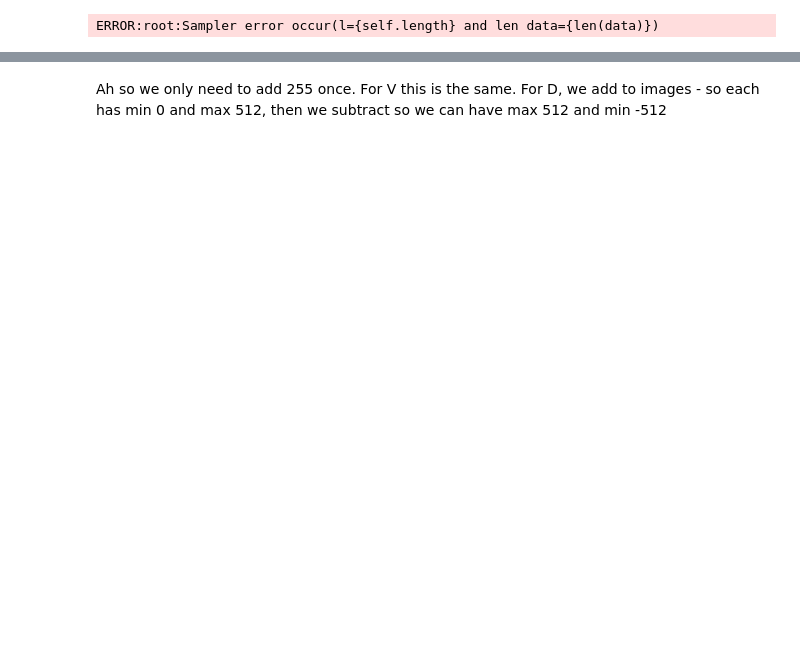
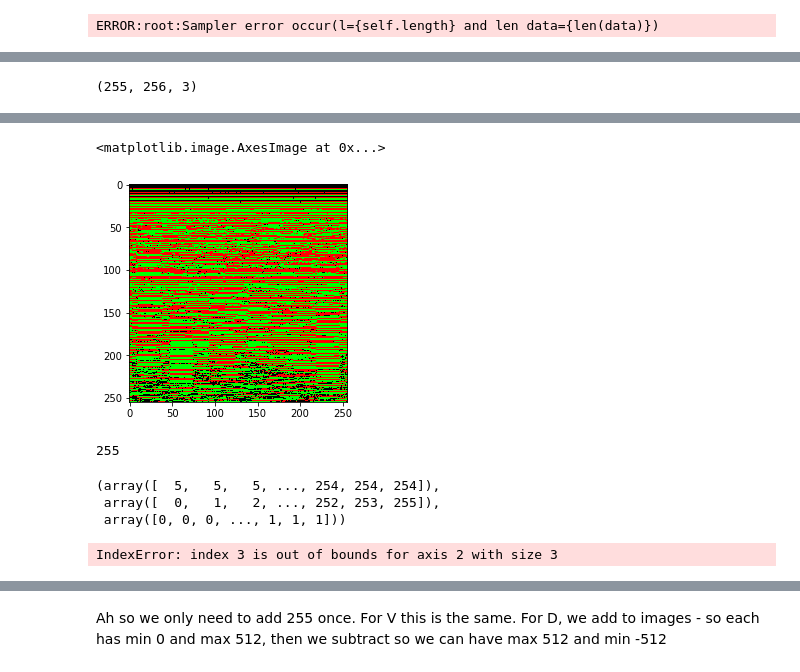
Before and after one commit to benhoyle/var_processor, a Jupyter notebook: 2020-06-13 - Spacetime Modelling of Sound + Tkinter GU - CONT.ipynb, the cells around one changed output, grey strips where cells are left out. Saved outputs shown, nothing was run; the diff lists cells and outputs as text; code cells hidden in the pictures; blank space fills up the shorter version.

```diff
--- a/2020-06-13 - Spacetime Modelling of Sound + Tkinter GU - CONT.ipynb
+++ b/2020-06-13 - Spacetime Modelling of Sound + Tkinter GU - CONT.ipynb
@@ -387,0 +425,14 @@ H.dtype, H.max(), H.min()
+# %%
+H.shape + (3, )
+# %% [output]
+(255, 256, 3)
+# %%
+# Split H into RGB with +ve and -ve -
+# see https://stackoverflow.com/questions/41843585/python-break-numpy-array-into-positive-and-negative-components
+RGB = np.zeros(shape=(H.shape)+(3, ))
+# Red = positive
+RGB[:, :, 0] = np.maximum(H, 0)
+# Green
+RGB[:, :, 1] = np.maximum(-H, 0)
+plt.imshow(RGB)
+# %% [output]
@@ -387,0 +440,16 @@ H.dtype, H.max(), H.min()
+<matplotlib.image.AxesImage at 0x...>
+[figure, added]
+# %%
+np.nonzero(RGB[:, :, 0])[1].max()
+# %% [output]
+255
+# %%
+RGB.nonzero()
+# %% [output]
+(array([  5,   5,   5, ..., 254, 254, 254]),
+ array([  0,   1,   2, ..., 252, 253, 255]),
+ array([0, 0, 0, ..., 1, 1, 1]))
+# %%
+RGB[np.nonzero(RGB[:, :, 0])[0], np.nonzero(RGB[:, :, 0])[1], 3] = 255
+# %% [output]
+IndexError: index 3 is out of bounds for axis 2 with size 3
```
Also changed, not shown: parts of 18 cells of this notebook, 1 other file.
